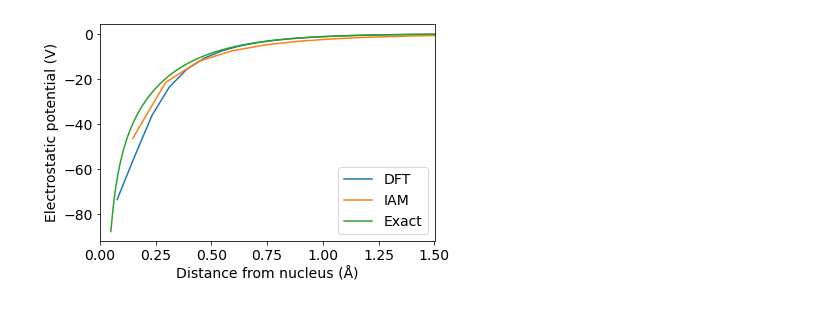
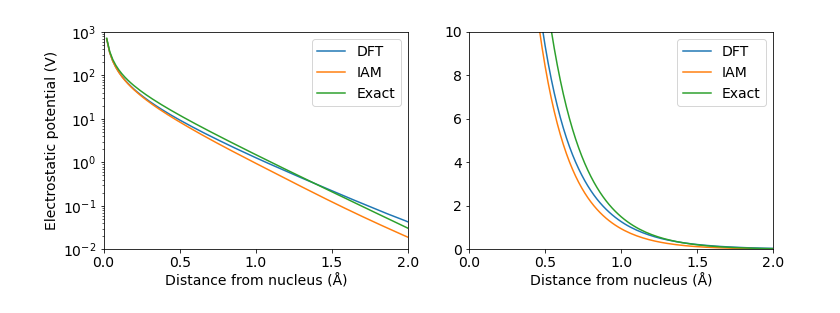
Before and after one commit to tem-elements/tem-elements, a Jupyter notebook: notebooks/H_atom.ipynb, the cells around one changed output. Saved outputs shown, nothing was run; the diff lists cells and outputs as text; code cells hidden in the pictures.

Commit message:
Fixed H atom example.

```diff
--- a/notebooks/H_atom.ipynb
+++ b/notebooks/H_atom.ipynb
@@ -47,24 +22,0 @@ plt.plot(xiam / 0.529,-lineiam*4.3);
-# %%
-from numpy import pi, exp
-
-a0 = 0.529177;
-q = 1.602176*10**-19;
-eps0 = 8.854188*10**-12;
-
-mid = np.shape(xdft)[0]//2 + 1
-
-#r = x[mid:]
-r = np.arange(0.05,2.0,0.01)
-y = -q/(4*pi*eps0)*exp(-2*r/a0)/(r*a0*10**-10) * (0.1 + r/a0)
-
-ax = plt.axes()
-ax.set_xlim((0.0,1.5));
-plt.plot(xdft[mid:],linedft[mid:], label='DFT');
-plt.plot(xiam[mid:]/0.529,-lineiam[mid:]*4.3, label='IAM');
-plt.plot(r,y, label='Exact');
-plt.legend();
-plt.xlabel('Distance from nucleus (Å)')
-plt.ylabel('Electrostatic potential (V)')
-plt.rcParams['font.size'] = 14
-# %% [output]
-[figure, removed]
@@ -70,0 +41,44 @@ plt.rcParams['font.size'] = 14
+# %%
+from abtem.parametrizations import kirkland, load_kirkland_parameters
+from abtem.potentials import kappa
+
+# Parameterized potential by Kirkland.
+parameters = load_kirkland_parameters()
+
+# Defining a position coordinate and computing the values of the potential (kappa is a conversion factor).
+r = np.linspace(0, atoms.cell[-1], ps2ae.shape[-1])
+iampot = kirkland(r[:], parameters[1]) / kappa
+# %%
+from numpy import pi, exp
+
+q = 1.602176*10**-19;
+eps0 = 8.854188*10**-12;
+
+# Exact solution of the  electrostatic potential of hydrogen.
+y = q/(4*pi*eps0)*exp(-2*r[1:][:,2]/a0)/(r[1:][:,2]*a0*10**-10) * (a0 + r[1:][:,2]/a0)
+# %%
+# Plotting the comparison between the three models.
+fig, (ax1, ax2) = plt.subplots(1, 2, figsize = (12,4))
+
+ax1.set_xlim((0.0,2.0));
+ax1.set_ylim((0.01,1000));
+ax1.plot(r[1:][:,2], dftpot[1:], label='DFT')
+ax1.plot(r[1:][:,2], iampot[1:][:,2], label='IAM')
+ax1.plot(r[1:][:,2], y, label='Exact');
+ax1.legend();
+ax1.set_yscale('log')
+ax1.set_xlabel('Distance from nucleus (Å)')
+ax1.set_ylabel('Electrostatic potential (V)')
+
+ax2.set_xlim((0.0,2.0));
+ax2.set_ylim((0.0,10.0));
+ax2.plot(r[1:][:,2], dftpot[1:], label='DFT')
+ax2.plot(r[1:][:,2], iampot[1:][:,2], label='IAM')
+ax2.plot(r[1:][:,2], y, label='Exact');
+ax2.legend();
+ax2.set_xlabel('Distance from nucleus (Å)')
+#ax2.set_ylabel('Electrostatic potential (V)')
+
+plt.rcParams['font.size'] = 14
+# %% [output]
+[figure, added]
```
Also changed, not shown: parts of 4 cells of this notebook.
